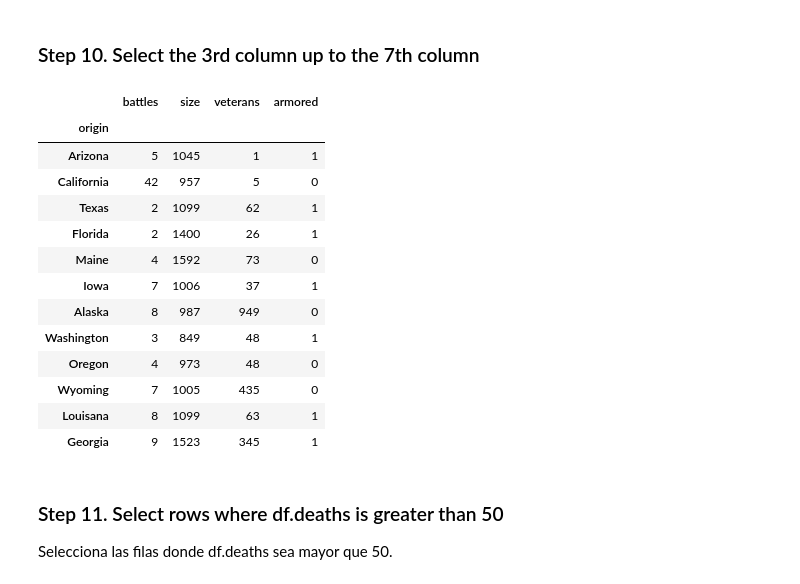
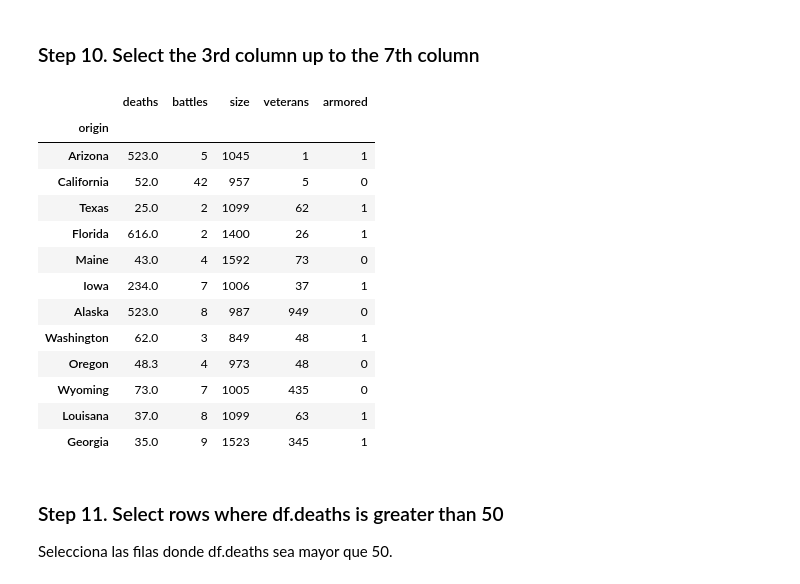
Before and after one commit to AGC79/ONLINE_DS_THEBRDIGE_TRABAJOSAGC, a Jupyter notebook: 2-DATA_ANALYSIS/2-Pandas/Practica/2-Fictional_Army/Fictional_Army_alvaro_guerra_cabello.ipynb, the cells around one changed output. Cells and saved outputs as stored; diff of their text form; code cells hidden in the pictures.

```diff
--- a/2-DATA_ANALYSIS/2-Pandas/Practica/2-Fictional_Army/Fictional_Army_alvaro_guerra_cabello.ipynb
+++ b/2-DATA_ANALYSIS/2-Pandas/Practica/2-Fictional_Army/Fictional_Army_alvaro_guerra_cabello.ipynb
@@ -94,0 +136,6 @@ df_army[df_army.isnull().any(axis=1)]
+# %%
+# modificar el DataFrame directamente (sin crear una copia nueva):
+df_army.dropna(axis=1, thresh=len(df_army)*0.7, inplace=True)
+# %%
+df_army = df_army.dropna(axis=1, thresh=len(df_army)*0.7)
+df_army
@@ -273,22 +381,22 @@ df_army.iloc[:4]
 # %% [markdown]
 ### Step 10. Select the 3rd column up to the 7th column
 # %%
-df_army.iloc[:, 3:7]
+df_army.iloc[:, 2:7]
 # %% [output]
-|  | battles | size | veterans | armored |
-| origin |  |  |  |  |
-| Arizona | 5 | 1045 | 1 | 1 |
-| California | 42 | 957 | 5 | 0 |
-| Texas | 2 | 1099 | 62 | 1 |
-| Florida | 2 | 1400 | 26 | 1 |
-| Maine | 4 | 1592 | 73 | 0 |
-| Iowa | 7 | 1006 | 37 | 1 |
-| Alaska | 8 | 987 | 949 | 0 |
-| Washington | 3 | 849 | 48 | 1 |
-| Oregon | 4 | 973 | 48 | 0 |
-| Wyoming | 7 | 1005 | 435 | 0 |
-| Louisana | 8 | 1099 | 63 | 1 |
-| Georgia | 9 | 1523 | 345 | 1 |
+|  | deaths | battles | size | veterans | armored |
+| origin |  |  |  |  |  |
+| Arizona | 523.0 | 5 | 1045 | 1 | 1 |
+| California | 52.0 | 42 | 957 | 5 | 0 |
+| Texas | 25.0 | 2 | 1099 | 62 | 1 |
+| Florida | 616.0 | 2 | 1400 | 26 | 1 |
+| Maine | 43.0 | 4 | 1592 | 73 | 0 |
+| Iowa | 234.0 | 7 | 1006 | 37 | 1 |
+| Alaska | 523.0 | 8 | 987 | 949 | 0 |
+| Washington | 62.0 | 3 | 849 | 48 | 1 |
+| Oregon | 48.3 | 4 | 973 | 48 | 0 |
+| Wyoming | 73.0 | 7 | 1005 | 435 | 0 |
+| Louisana | 37.0 | 8 | 1099 | 63 | 1 |
+| Georgia | 35.0 | 9 | 1523 | 345 | 1 |
 # %% [markdown]
 ### Step 11. Select rows where df.deaths is greater than 50
 
```
Also changed, not shown: parts of 28 cells of this notebook.
